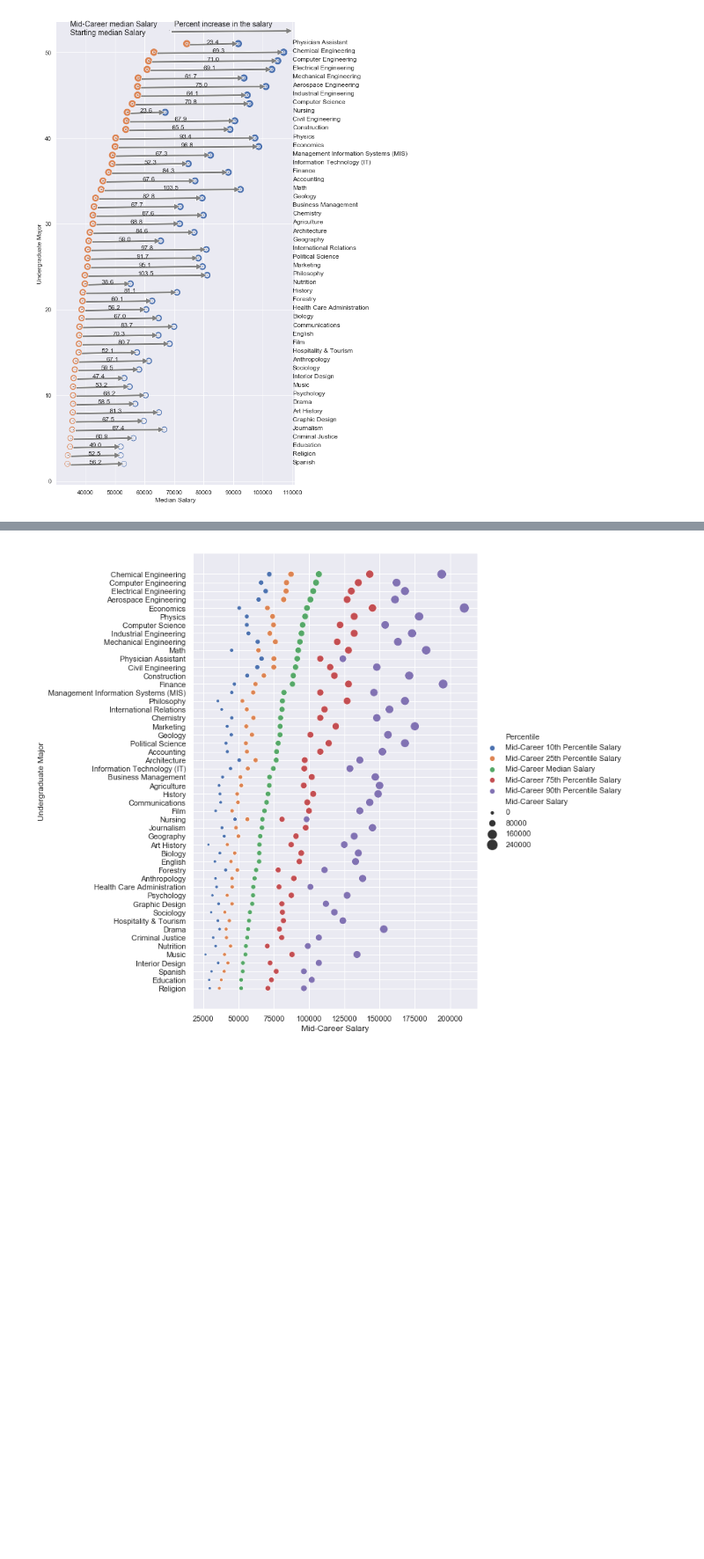
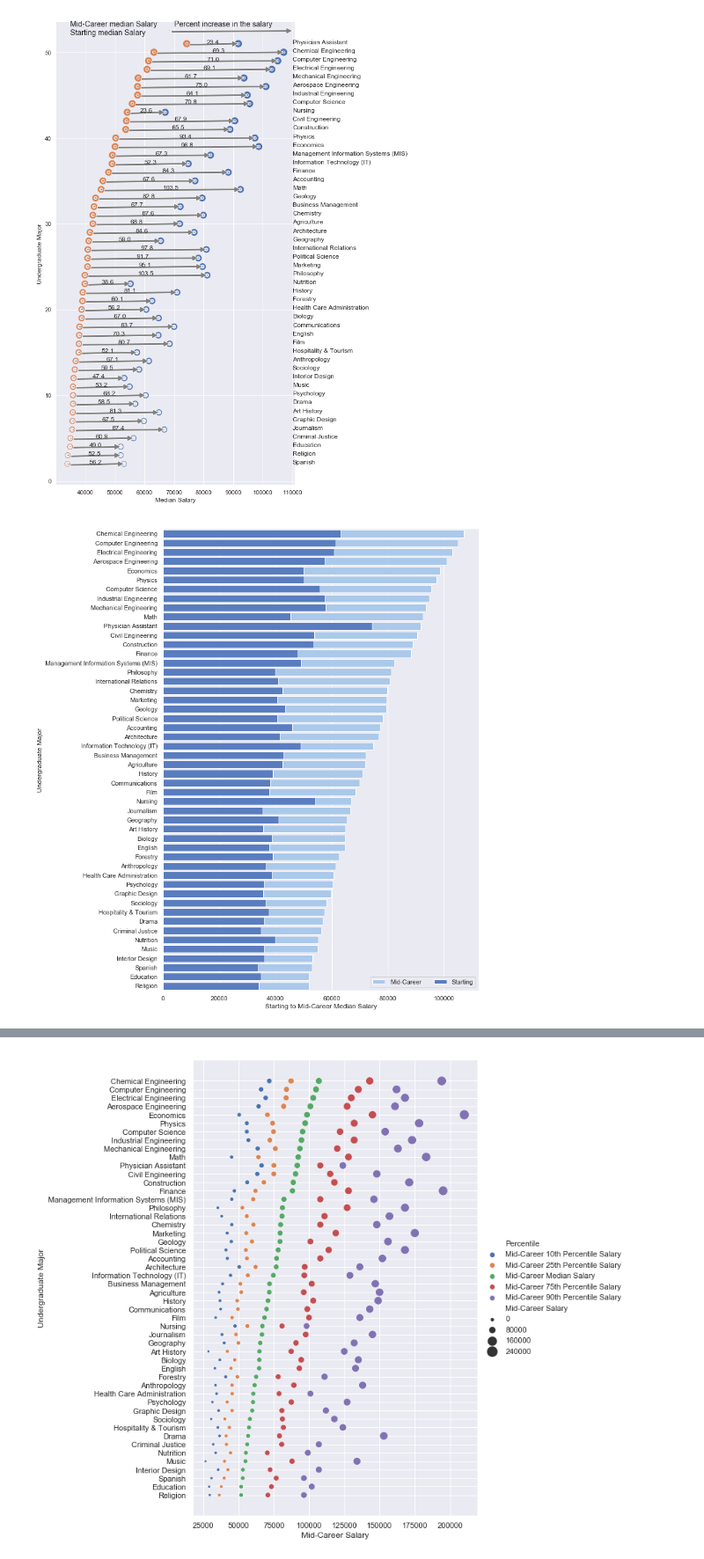
Before and after one commit to 21212131/ece143project, a Jupyter notebook: ece143_project_q2q3_current.ipynb, the cells around one changed output, grey strips where cells are left out. Shown at 88% size. Saved outputs shown, nothing was run; the diff lists cells and outputs as text; code cells hidden in the pictures; blank space fills up the shorter version.

```diff
--- a/ece143_project_q2q3_current.ipynb
+++ b/ece143_project_q2q3_current.ipynb
@@ -187,3 +188,29 @@ f = visulize_starting_mid_difference1(Degree_df)
 f.savefig('Major-Starting&Mid-Career Median Salary1.png')
 # %% [output]
 [figure]
+# %%
+def visulize_major_difference2(Degree_df):
+
+    Degree_df = Degree_df.sort_values(by=['Mid-Career Median Salary', 'Starting Median Salary'], ascending=False)
+    sns.set(style="ticks")
+    sns.set(style="darkgrid")
+
+    f, ax = plt.subplots(figsize=(10, 15))
+
+    sns.set_color_codes("pastel")
+    sns.barplot(x="Mid-Career Median Salary", y="Undergraduate Major", data=Degree_df,
+                label="Mid-Career", color="b")
+
+    sns.set_color_codes("muted")
+    sns.barplot(x="Starting Median Salary", y="Undergraduate Major", data=Degree_df,
+                label="Starting", color="b")
+
+    ax.legend(ncol=2, loc="lower right", frameon=True)
+    ax.set(xlabel="Starting to Mid-Career Median Salary")
+    sns.despine(left=True, bottom=True)
+    return f
+# %%
+f = visulize_major_difference2(Degree_df)
+f.savefig('Major-Starting&Mid-Career Median Salary2.png')
+# %% [output]
+[figure, added]
```
Also changed, not shown: parts of 8 cells of this notebook, 1 other file.
